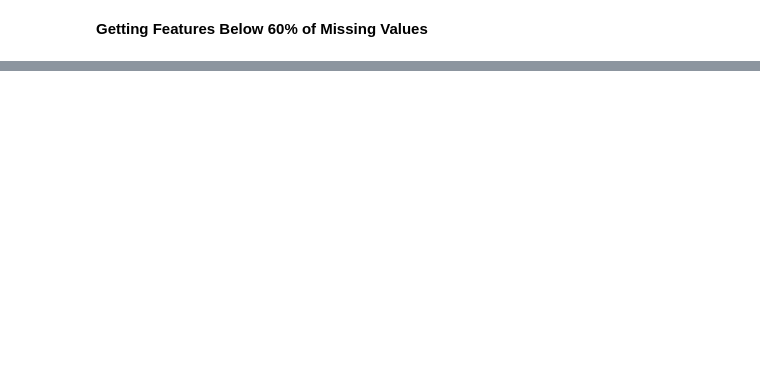
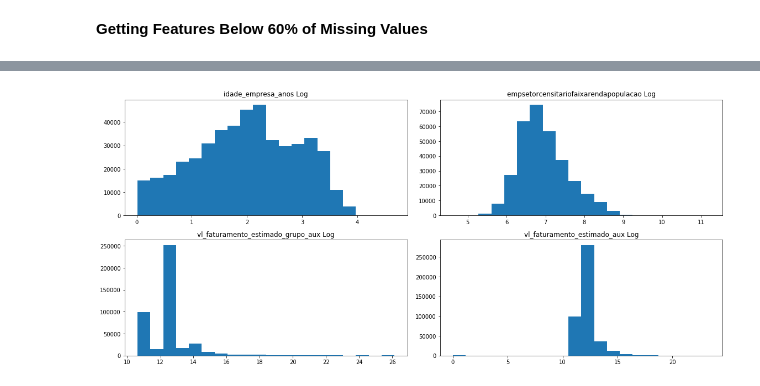
Before and after one commit to codenation-dev/squad-6-ad-data-science-1, a Jupyter notebook: analysis/1 - EDA.ipynb, the cells around one changed output, grey strips where cells are left out. Cells and saved outputs as stored; diff of their text form; code cells hidden in the pictures; blank space fills up the shorter version.

```diff
--- a/analysis/1 - EDA.ipynb
+++ b/analysis/1 - EDA.ipynb
@@ -94,0 +151,4 @@ plt.show()
+# %%
+plot_histograms(df_market, cols_float, ncols=2, figsize=(16,14), log=True)
+# %% [output]
+[figure, added]
```
Also changed, not shown: parts of 17 cells of this notebook.
